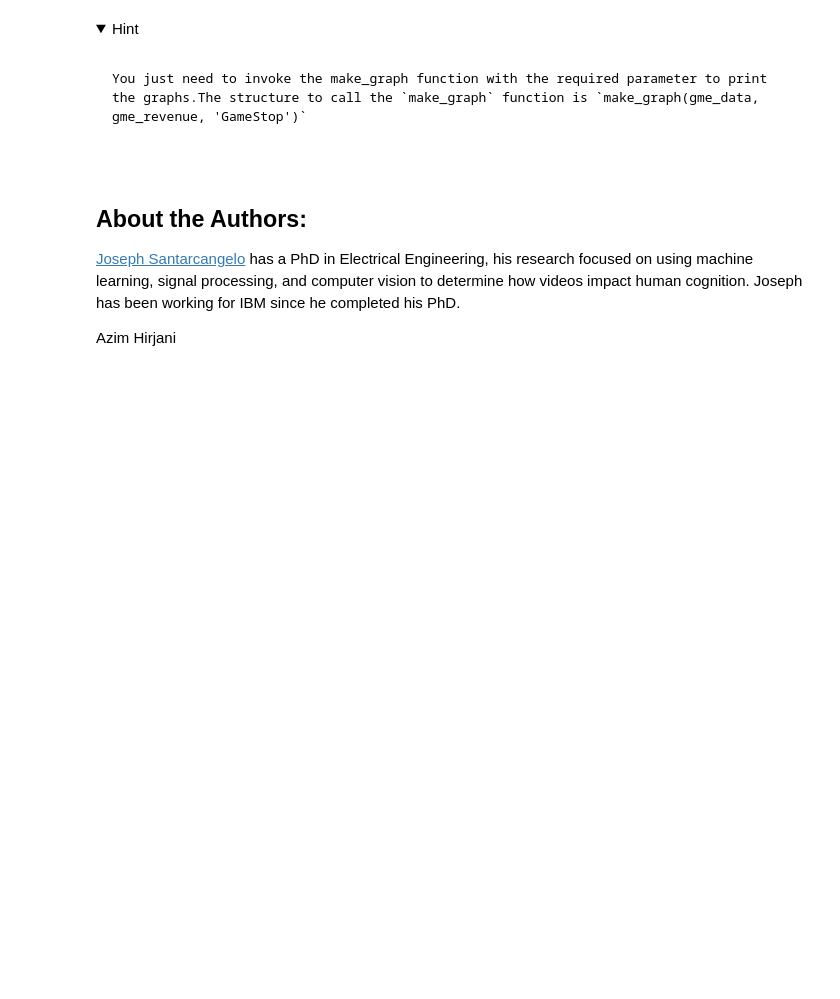
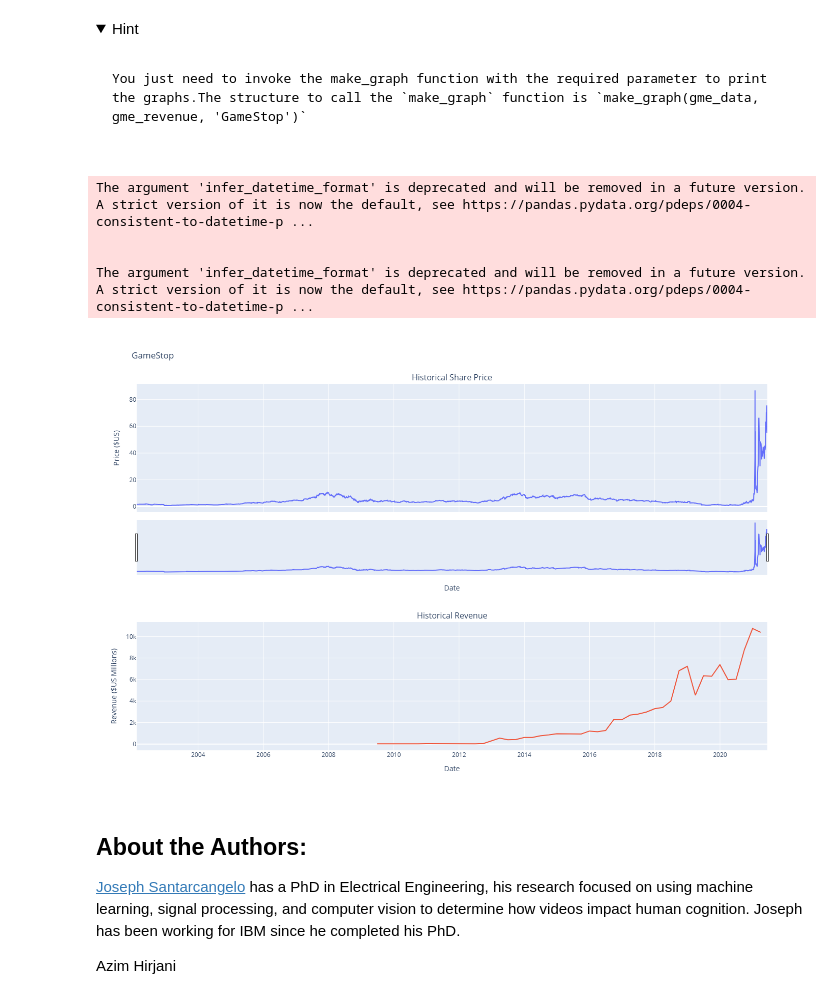
Before and after one commit to KVP80/CourseraRepo, a Jupyter notebook: Final Assignment_py_kp.ipynb, the cells around one changed output. Saved outputs shown, nothing was run; the diff lists cells and outputs as text; code cells hidden in the pictures; folded sections open; blank space fills up the shorter version.

````diff
--- a/Final Assignment_py_kp.ipynb
+++ b/Final Assignment_py_kp.ipynb
@@ -185,2 +203,5 @@ Using the ticker object and the function `history` extract stock information and
 # %% [markdown]
 **Reset the index** using the `reset_index(inplace=True)` function on the gme_data DataFrame and display the first five rows of the `gme_data` dataframe using the `head` function. Take a screenshot of the results and code from the beginning of Question 3 to the results below.
+# %%
+gme_data.reset_index(inplace=True)
+gme_data.head()
@@ -188,8 +216,13 @@ Using the ticker object and the function `history` extract stock information and
 ## Question 4: Use Webscraping to Extract GME Revenue Data
 # %% [markdown]
 Use the `requests` library to download the webpage https://cf-courses-data.s3.us.cloud-object-storage.appdomain.cloud/IBMDeveloperSkillsNetwork-PY0220EN-SkillsNetwork/labs/project/stock.html. Save the text of the response as a variable named `html_data_2`.
+# %%
+url = "https://cf-courses-data.s3.us.cloud-object-storage.appdomain.cloud/IBMDeveloperSkillsNetwork-PY0220EN-SkillsNetwork/labs/project/stock.html"
+html_data_2 = requests.get(url).text
 # %% [markdown]
 Parse the html data using `beautiful_soup` using parser i.e `html5lib` or `html.parser`.
+# %%
+soup = BeautifulSoup(html_data_2, 'html.parser')
 # %% [markdown]
 Using `BeautifulSoup` or the `read_html` function extract the table with `GameStop Revenue` and store it into a dataframe named `gme_revenue`. The dataframe should have columns `Date` and `Revenue`. Make sure the comma and dollar sign is removed from the `Revenue` column.
 # %% [markdown]
@@ -209,5 +242,25 @@ If you want to use the read_html function the table is located at index 1
 ```
 
 </details>
+# %%
+tables = soup.find_all('table')  # in html table is represented by the tag <table>
+
+for index, table in enumerate(tables):
+    if ("GameShop Revenue" in str(table)):
+        table_index = index
+
+gme_revenue = pd.DataFrame()
+for row in tables[table_index].tbody.find_all("tr"):
+    col = row.find_all("td")
+    if (col != []):
+        date = col[0].text
+        value = col[1].text
+        new_data = pd.DataFrame({"Date": [date], "Revenue": [value]})
+        gme_revenue = pd.concat([gme_revenue, new_data], ignore_index=True)
+
+gme_revenue["Revenue"] = gme_revenue['Revenue'].str.replace('$',"")
+gme_revenue["Revenue"] = gme_revenue['Revenue'].str.replace(',',"")
+gme_revenue.dropna(inplace=True)
+gme_revenue = gme_revenue[gme_revenue['Revenue'] != ""]
 # %% [markdown]
 Display the last five rows of the `gme_revenue` dataframe using the `tail` function. Take a screenshot of the results.
@@ -239,6 +309,14 @@ You just need to invoke the make_graph function with the required parameter to p
 ```
 
 </details>
+# %%
+make_graph(gme_data, gme_revenue, 'GameStop')
+# %% [output]
+The argument 'infer_datetime_format' is deprecated and will be removed in a future version. A strict version of it is now the default, see https://pandas.pydata.org/pdeps/0004-consistent-to-datetime-p ...
+
+
+The argument 'infer_datetime_format' is deprecated and will be removed in a future version. A strict version of it is now the default, see https://pandas.pydata.org/pdeps/0004-consistent-to-datetime-p ...
+[figure, added]
 # %% [markdown]
 <h2>About the Authors:</h2>
 
````
Also changed, not shown: parts of 12 cells of this notebook.
